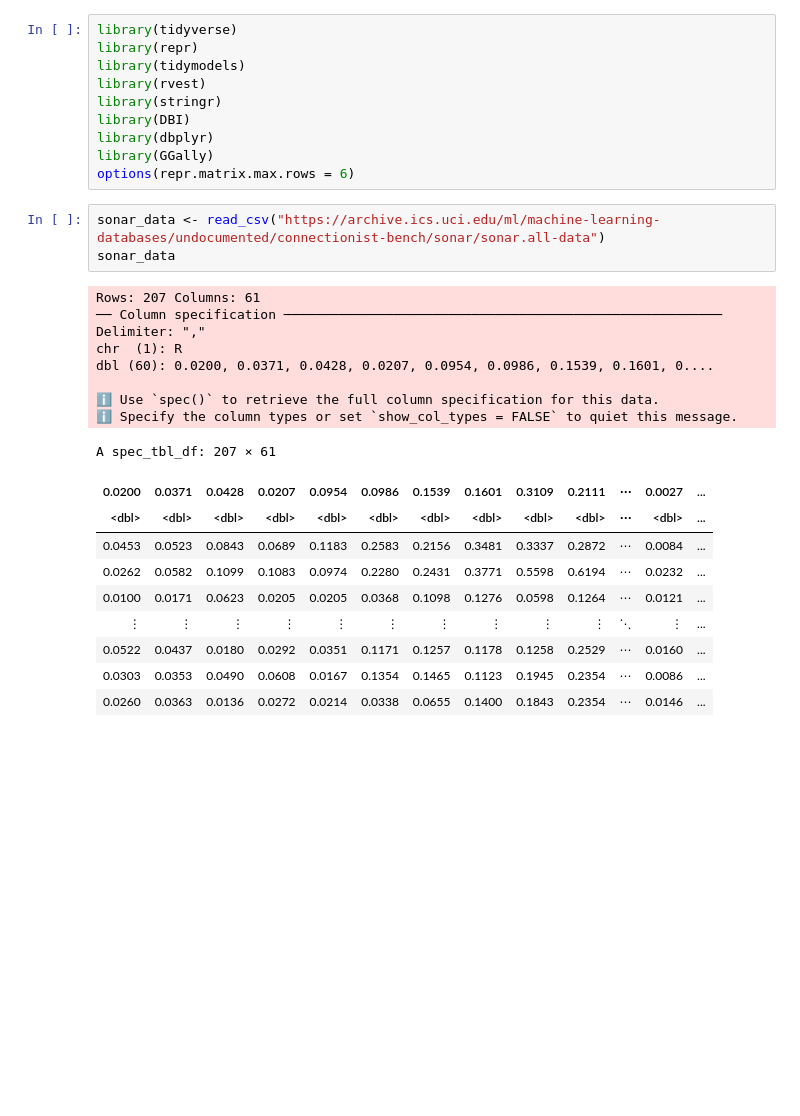
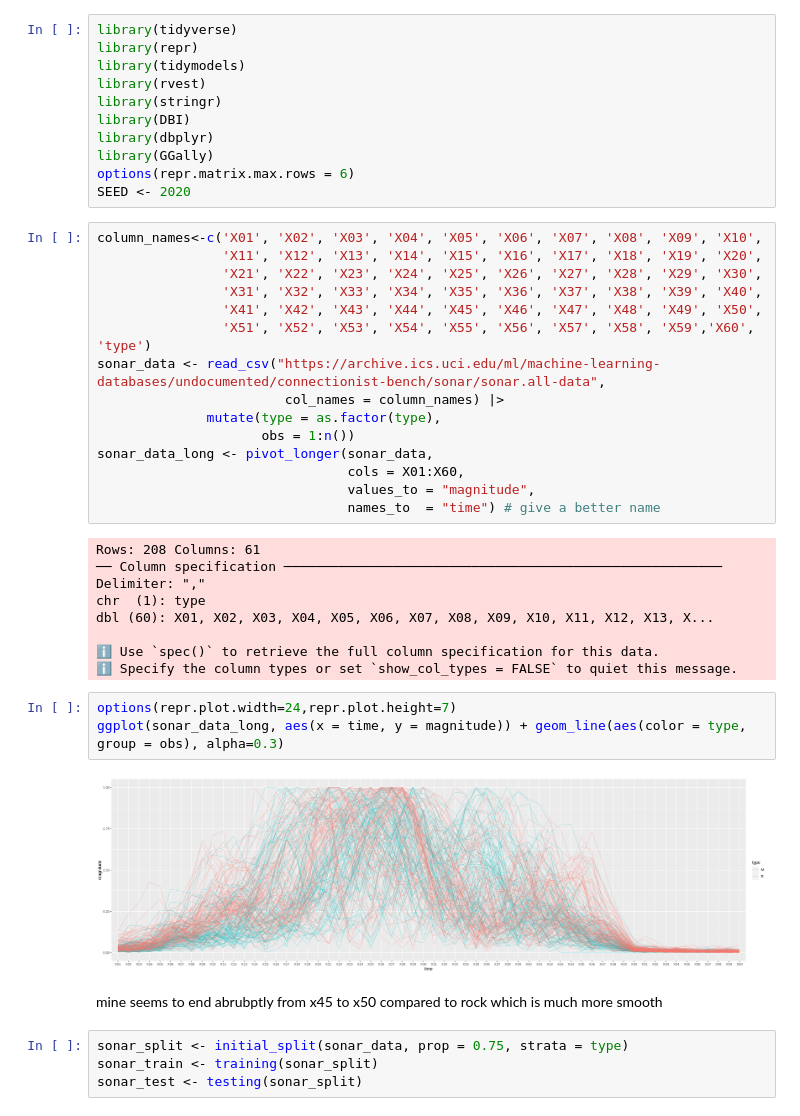
Before and after one commit to Anmol-Ghadia/dsci-100-2022w1-group-44, a Jupyter notebook: Project_report.ipynb, the cells around one changed output. Drawn from its saved outputs; the diff is of its cells as text; blank space fills up the shorter version.

Commit message:
Sonar data code complete

```diff
--- a/Project_report.ipynb
+++ b/Project_report.ipynb
@@ -8,25 +8,39 @@ library(DBI)
 library(dbplyr)
 library(GGally)
 options(repr.matrix.max.rows = 6)
+SEED <- 2020
 # %%
-sonar_data <- read_csv("https://archive.ics.uci.edu/ml/machine-learning-databases/undocumented/connectionist-bench/sonar/sonar.all-data")
-sonar_data
+column_names<-c('X01', 'X02', 'X03', 'X04', 'X05', 'X06', 'X07', 'X08', 'X09', 'X10',
+                'X11', 'X12', 'X13', 'X14', 'X15', 'X16', 'X17', 'X18', 'X19', 'X20',
+                'X21', 'X22', 'X23', 'X24', 'X25', 'X26', 'X27', 'X28', 'X29', 'X30',
+                'X31', 'X32', 'X33', 'X34', 'X35', 'X36', 'X37', 'X38', 'X39', 'X40',
+                'X41', 'X42', 'X43', 'X44', 'X45', 'X46', 'X47', 'X48', 'X49', 'X50',
+                'X51', 'X52', 'X53', 'X54', 'X55', 'X56', 'X57', 'X58', 'X59','X60', 'type')
+sonar_data <- read_csv("https://archive.ics.uci.edu/ml/machine-learning-databases/undocumented/connectionist-bench/sonar/sonar.all-data",
+                        col_names = column_names) |>
+              mutate(type = as.factor(type),
+                     obs = 1:n())
+sonar_data_long <- pivot_longer(sonar_data,
+                                cols = X01:X60,
+                                values_to = "magnitude",
+                                names_to  = "time") # give a better name
 # %% [output]
-Rows: 207 Columns: 61
+Rows: 208 Columns: 61
 ── Column specification ────────────────────────────────────────────────────────
 Delimiter: ","
-chr  (1): R
-dbl (60): 0.0200, 0.0371, 0.0428, 0.0207, 0.0954, 0.0986, 0.1539, 0.1601, 0....
+chr  (1): type
+dbl (60): X01, X02, X03, X04, X05, X06, X07, X08, X09, X10, X11, X12, X13, X...
 
 ℹ Use `spec()` to retrieve the full column specification for this data.
 ℹ Specify the column types or set `show_col_types = FALSE` to quiet this message.
-A spec_tbl_df: 207 × 61
-| 0.0200 | 0.0371 | 0.0428 | 0.0207 | 0.0954 | 0.0986 | 0.1539 | 0.1601 | 0.3109 | 0.2111 | ⋯ | 0.0027 | ... |
-| <dbl> | <dbl> | <dbl> | <dbl> | <dbl> | <dbl> | <dbl> | <dbl> | <dbl> | <dbl> | ⋯ | <dbl> | ... |
-| 0.0453 | 0.0523 | 0.0843 | 0.0689 | 0.1183 | 0.2583 | 0.2156 | 0.3481 | 0.3337 | 0.2872 | ⋯ | 0.0084 | ... |
-| 0.0262 | 0.0582 | 0.1099 | 0.1083 | 0.0974 | 0.2280 | 0.2431 | 0.3771 | 0.5598 | 0.6194 | ⋯ | 0.0232 | ... |
-| 0.0100 | 0.0171 | 0.0623 | 0.0205 | 0.0205 | 0.0368 | 0.1098 | 0.1276 | 0.0598 | 0.1264 | ⋯ | 0.0121 | ... |
-| ⋮ | ⋮ | ⋮ | ⋮ | ⋮ | ⋮ | ⋮ | ⋮ | ⋮ | ⋮ | ⋱ | ⋮ | ... |
-| 0.0522 | 0.0437 | 0.0180 | 0.0292 | 0.0351 | 0.1171 | 0.1257 | 0.1178 | 0.1258 | 0.2529 | ⋯ | 0.0160 | ... |
-| 0.0303 | 0.0353 | 0.0490 | 0.0608 | 0.0167 | 0.1354 | 0.1465 | 0.1123 | 0.1945 | 0.2354 | ⋯ | 0.0086 | ... |
-| 0.0260 | 0.0363 | 0.0136 | 0.0272 | 0.0214 | 0.0338 | 0.0655 | 0.1400 | 0.1843 | 0.2354 | ⋯ | 0.0146 | ... |
+# %%
+options(repr.plot.width=24,repr.plot.height=7)
+ggplot(sonar_data_long, aes(x = time, y = magnitude)) + geom_line(aes(color = type, group = obs), alpha=0.3)
+# %% [output]
+[figure, added]
+# %% [markdown]
+mine seems to end abrubptly from x45 to x50 compared to rock which is much more smooth
+# %%
+sonar_split <- initial_split(sonar_data, prop = 0.75, strata = type)
+sonar_train <- training(sonar_split)
+sonar_test <- testing(sonar_split)
```
Also changed, not shown: parts of 3 cells of this notebook.
